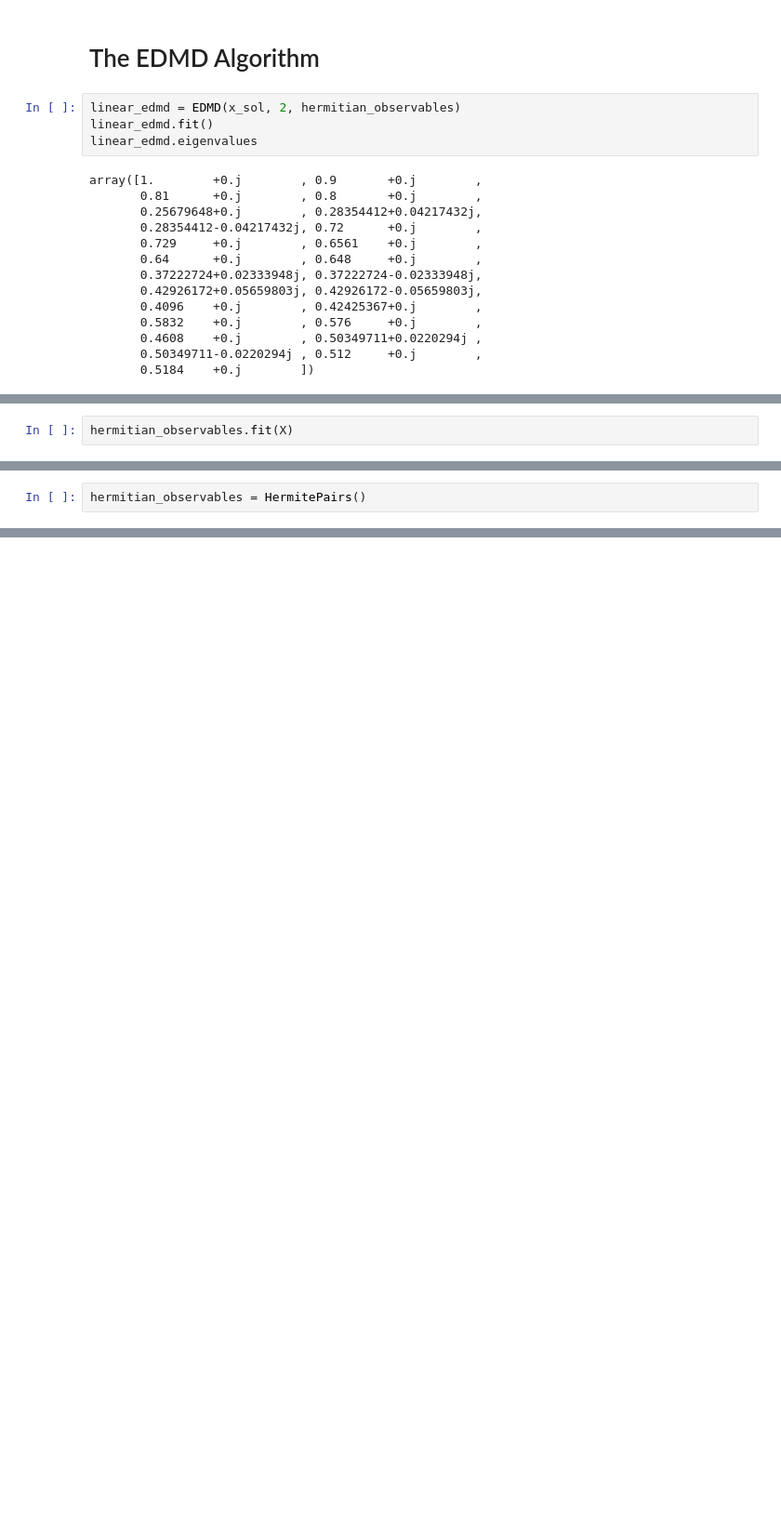
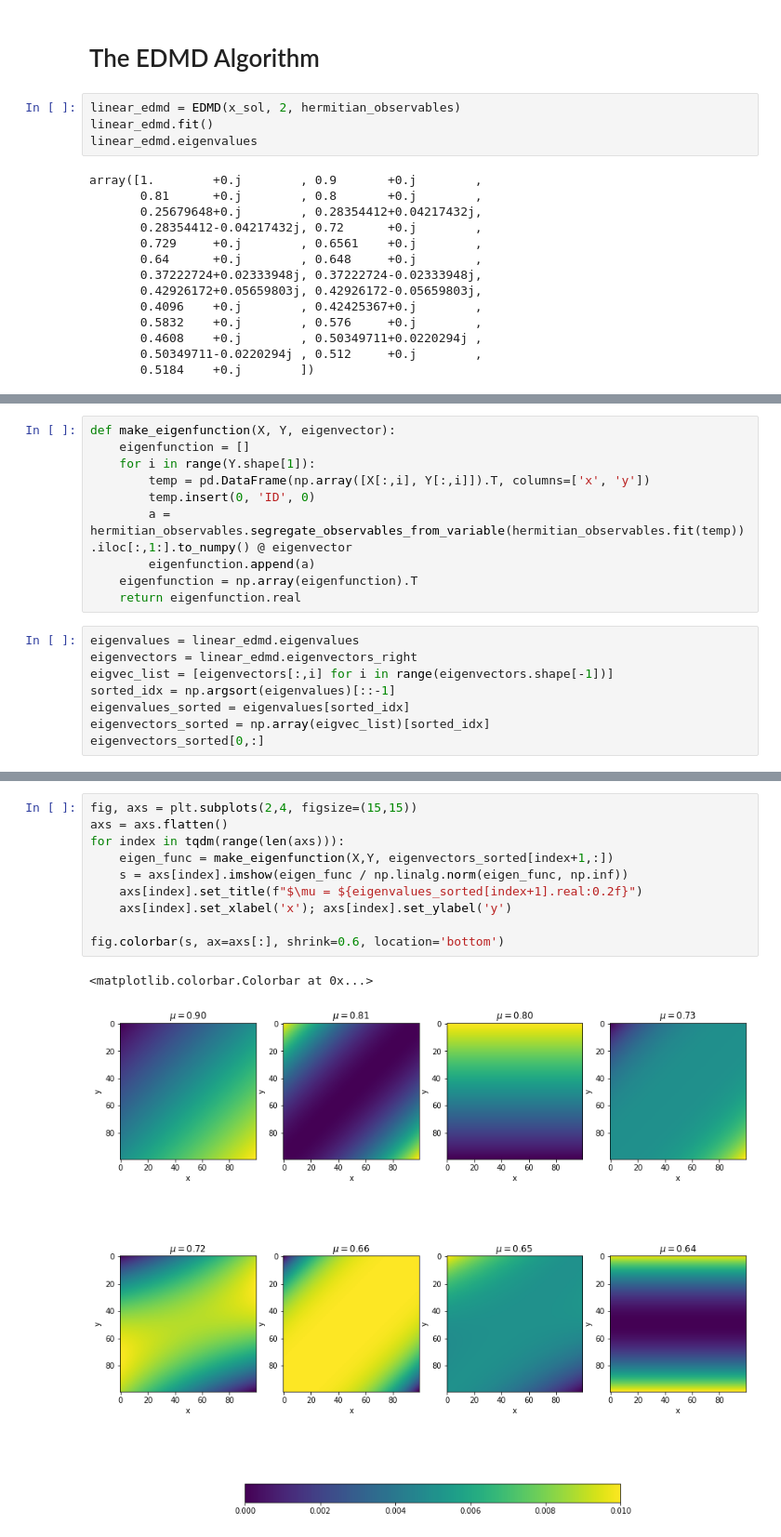
Before and after one commit to waleedbinkhalid74/ml_cms_final_project, a Jupyter notebook: mll_cms_final_proj_task_4.ipynb, the cells around one changed output, grey strips where cells are left out. Shown at 93% size. Saved outputs shown, nothing was run; the diff lists cells and outputs as text; blank space fills up the shorter version.

```diff
--- a/mll_cms_final_proj_task_4.ipynb
+++ b/mll_cms_final_proj_task_4.ipynb
@@ -219,2 +215,0 @@ array([ 1.00000000e+00+0.j, -4.87232610e-15+0.j,  2.77786085e-14+0.j,
-# %%
-hermitian_observables.fit(X)
@@ -323,2 +216,18 @@ phi.shape
-# %%
-hermitian_observables = HermitePairs()
+# %%
+def make_eigenfunction(X, Y, eigenvector):
+    eigenfunction = []
+    for i in range(Y.shape[1]):
+        temp = pd.DataFrame(np.array([X[:,i], Y[:,i]]).T, columns=['x', 'y'])
+        temp.insert(0, 'ID', 0)
+        a = hermitian_observables.segregate_observables_from_variable(hermitian_observables.fit(temp)).iloc[:,1:].to_numpy() @ eigenvector
+        eigenfunction.append(a)
+    eigenfunction = np.array(eigenfunction).T
+    return eigenfunction.real
+# %%
+eigenvalues = linear_edmd.eigenvalues
+eigenvectors = linear_edmd.eigenvectors_right
+eigvec_list = [eigenvectors[:,i] for i in range(eigenvectors.shape[-1])]
+sorted_idx = np.argsort(eigenvalues)[::-1]
+eigenvalues_sorted = eigenvalues[sorted_idx]
+eigenvectors_sorted = np.array(eigvec_list)[sorted_idx]
+eigenvectors_sorted[0,:]
@@ -324,0 +244,13 @@ hermitian_observables = HermitePairs()
+# %%
+fig, axs = plt.subplots(2,4, figsize=(15,15))
+axs = axs.flatten()
+for index in tqdm(range(len(axs))):
+    eigen_func = make_eigenfunction(X,Y, eigenvectors_sorted[index+1,:])
+    s = axs[index].imshow(eigen_func / np.linalg.norm(eigen_func, np.inf))
+    axs[index].set_title(f"$\mu = ${eigenvalues_sorted[index+1].real:0.2f}")
+    axs[index].set_xlabel('x'); axs[index].set_ylabel('y')
+
+fig.colorbar(s, ax=axs[:], shrink=0.6, location='bottom')
+# %% [output]
+<matplotlib.colorbar.Colorbar at 0x...>
+[figure, added]
```
Also changed, not shown: parts of 19 cells of this notebook.
